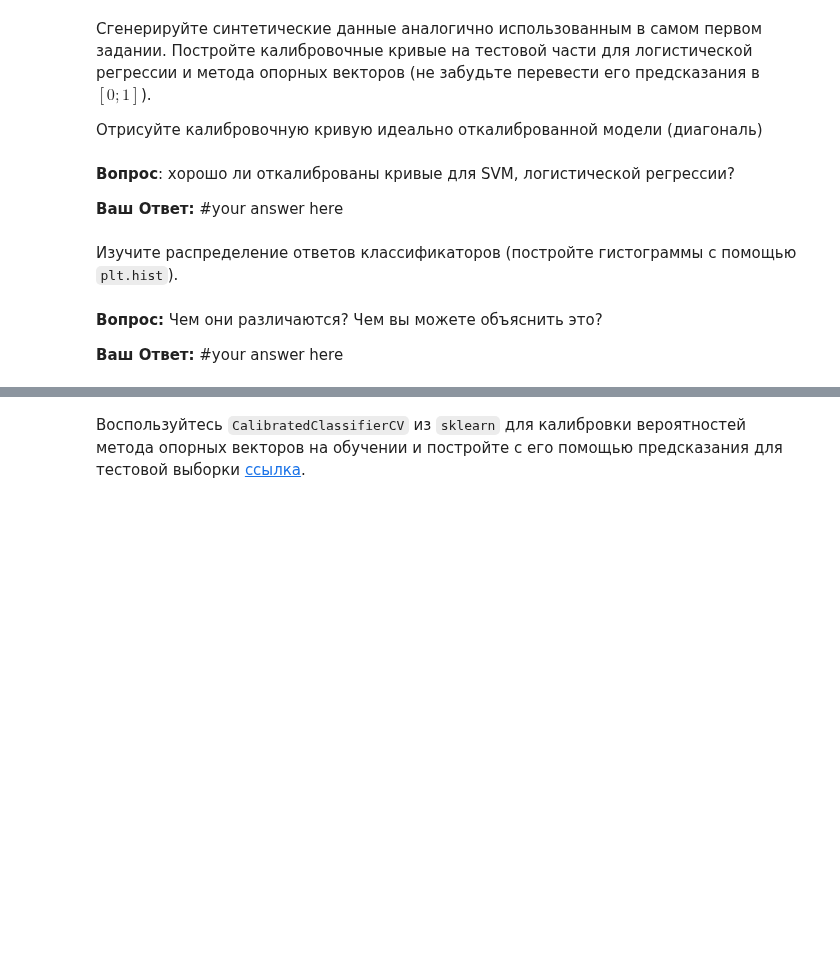
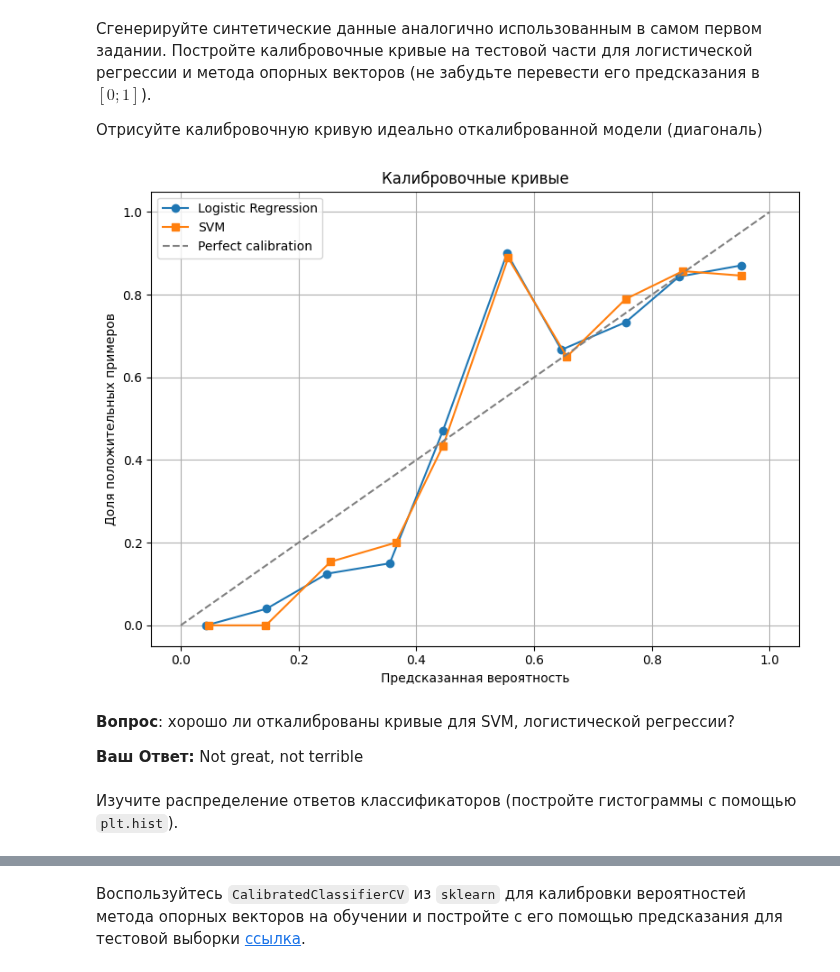
Before and after one commit to r42arty/hse, a Jupyter notebook: mod4/ML_3.ipynb, the cells around one changed output, grey strips where cells are left out. Drawn from its saved outputs; the diff is of its cells as text; code cells hidden in the pictures; blank space fills up the shorter version.

```diff
--- a/mod4/ML_3.ipynb
+++ b/mod4/ML_3.ipynb
@@ -311,6 +441,40 @@ svc_prds_normalized = # .... your code here
+# %%
+X, y = make_classification(n_samples=1000, n_features=10,
+                           n_informative=5, n_redundant=5, random_state=42)
+X_train, X_test, y_train, y_test = train_test_split(X, y, test_size=0.3, random_state=42, stratify=y)
+
+lr_model = LogisticRegression(random_state=42)
+lr_model.fit(X_train, y_train)
+lr_preds = lr_model.predict_proba(X_test)[:, 1]
+
+svc_model = SVC(kernel='linear', probability=True, random_state=42)
+svc_model.fit(X_train, y_train)
+svc_preds = svc_model.predict_proba(X_test)[:, 1]
+svc_prds_normalized = svc_preds
+# %%
+from sklearn.calibration import calibration_curve
+
+# Получаем калибровочные кривые
+prob_true_lr, prob_pred_lr = calibration_curve(y_test, lr_preds, n_bins=10, strategy='uniform')
+prob_true_svc, prob_pred_svc = calibration_curve(y_test, svc_prds_normalized, n_bins=10, strategy='uniform')
+
+# Рисуем график
+plt.figure(figsize=(8, 6))
+plt.plot(prob_pred_lr, prob_true_lr, marker='o', label='Logistic Regression')
+plt.plot(prob_pred_svc, prob_true_svc, marker='s', label='SVM')
+plt.plot([0, 1], [0, 1], linestyle='--', color='gray', label='Perfect calibration')
+plt.xlabel('Предсказанная вероятность')
+plt.ylabel('Доля положительных примеров')
+plt.title('Калибровочные кривые')
+plt.legend()
+plt.grid(True)
+plt.tight_layout()
+plt.show()
+# %% [output]
+[figure, added]
 # %% [markdown]
 **Вопрос**: хорошо ли откалиброваны кривые для SVM, логистической регрессии?
 
-**Ваш Ответ:** #your answer here
+**Ваш Ответ:** Not great, not terrible
 # %% [markdown]
 Изучите распределение ответов классификаторов (постройте гистограммы с помощью `plt.hist`).
@@ -319,4 +480,0 @@ svc_prds_normalized = # .... your code here
-# %% [markdown]
-**Вопрос:** Чем они различаются? Чем вы можете объяснить это?
-
-**Ваш Ответ:** #your answer here
```
Also changed, not shown: parts of 46 cells of this notebook.
